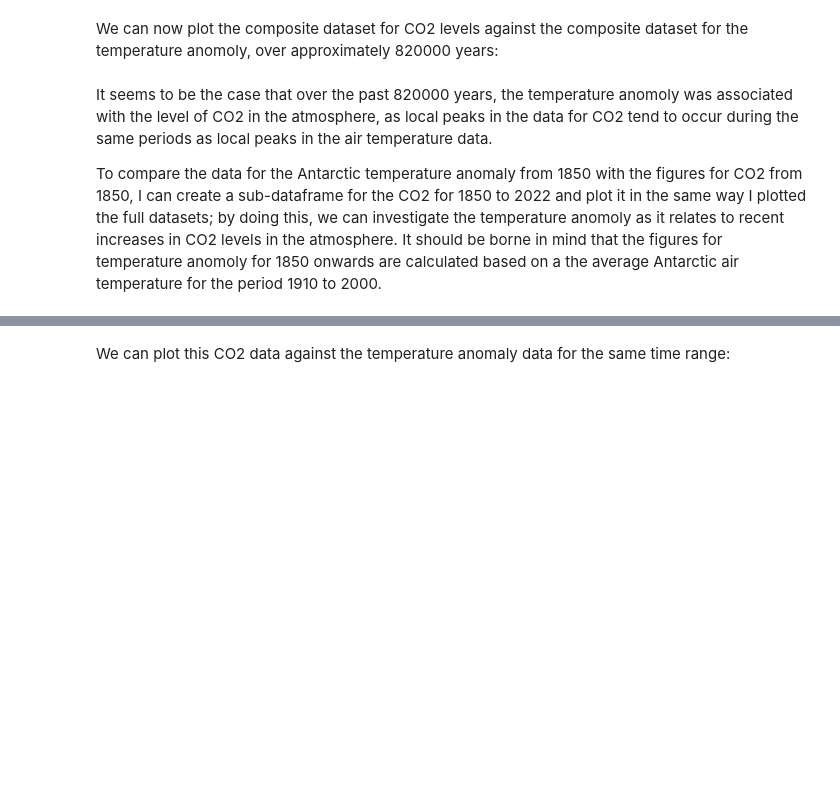
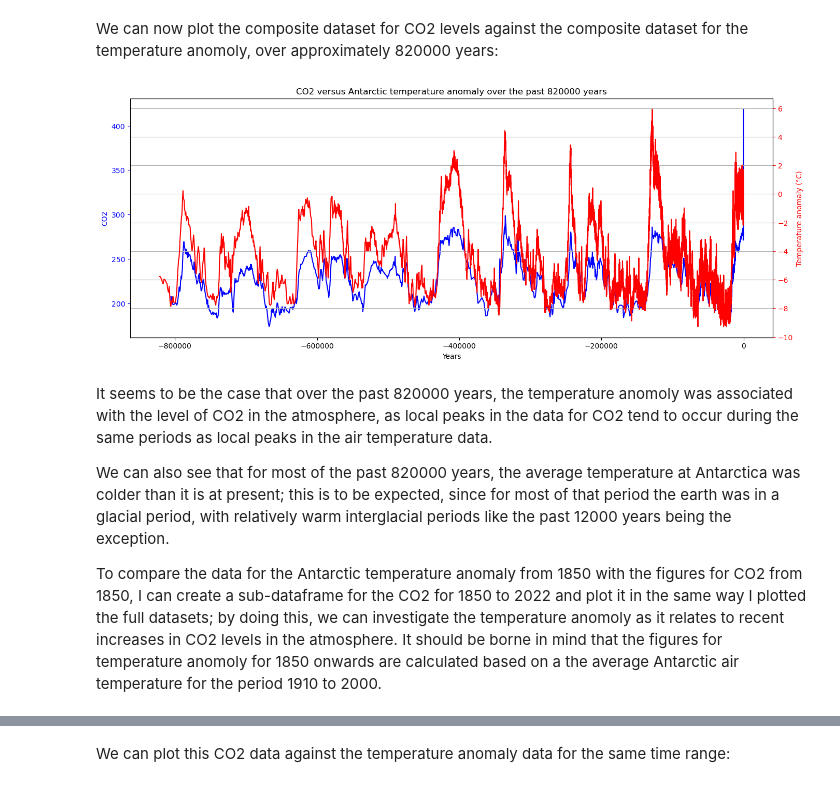
Before and after one commit to jmce22/pfda_project2, a Jupyter notebook: pfda_project2.ipynb, the cells around one changed output, grey strips where cells are left out. Cells and saved outputs as stored; diff of their text form; code cells hidden in the pictures; blank space fills up the shorter version.

```diff
--- a/pfda_project2.ipynb
+++ b/pfda_project2.ipynb
@@ -443,33 +594,37 @@ We can now plot the composite dataset for CO2 levels against the composite datas
 # %%
 # This creates a plot capable of displaying more than one subplot
 # https://python-graph-gallery.com/line-chart-dual-y-axis-with-matplotlib/#:~:text=It%20uses%20ax.,Y%20axis%20on%20this%20twin.
 # Below is an alteration of some code I used in Project 1 for the Programming for Data Analysis module of my HDip in
 # Data Analytics https://github.com/jmce22/pfda_project1
-# In that project I created a graph with two y-axes but with the y-axes data measured against the same x-axis
+# In that project I created a graph with two y-axes but with each y-axis' data measured against the same x-axis
 
 fig, ax1 = plt.subplots(figsize=(16, 6))
 
 # This creates a second y-axis which shares the same x-axis as the first y-axis
 ax2 = ax1.twinx()
 
 # Plot for CO2 on the primary y-axis
 ax1.plot(df_co2['Years'], df_co2['CO2'], color='blue', label='CO2')
 ax1.set_xlabel('Years')
 ax1.set_ylabel('CO2', color='blue')
 ax1.tick_params(axis='y', colors='blue')
 
 # Plot for temperature on secondary y-axis
-ax2.plot(df_temp_anomaly['Years'], df_temp_anomaly['anomaly'], color='red', label='Temperature')
-ax2.set_ylabel('Temperature (°C)', color='red')
+ax2.plot(df_temp_anomaly['Years'], df_temp_anomaly['anomaly'], color='red', label='Temperature anomaly')
+ax2.set_ylabel('Temperature anomaly (°C)', color='red')
 ax2.tick_params(axis='y', colors='red')
 
-plt.title('CO2 versus temperature over the past 820000 years')
+plt.title('CO2 versus Antarctic temperature anomaly over the past 820000 years')
 plt.grid(True)    # This plots a grid which makes it easier to compare both sets of data
-plt.savefig('CO2_vs_temp')
+plt.savefig('CO2_vs_temp_anomaly')
 plt.show()
+# %% [output]
+[figure, added]
 # %% [markdown]
 It seems to be the case that over the past 820000 years, the temperature anomoly was associated with the level of CO2 in the atmosphere, as local peaks in the data for CO2 tend to occur during the same periods as local peaks in the air temperature data.
 
+We can also see that for most of the past 820000 years, the average temperature at Antarctica was colder than it is at present; this is to be expected, since for most of that period the earth was in a glacial period, with relatively warm interglacial periods like the past 12000 years being the exception.
+
 To compare the data for the Antarctic temperature anomaly from 1850 with the figures for CO2 from 1850, I can create a sub-dataframe for the CO2 for 1850 to 2022 and plot it in the same way I plotted the full datasets; by doing this, we can investigate the temperature anomoly as it relates to recent increases in CO2 levels in the atmosphere. It should be borne in mind that the figures for temperature anomoly for 1850 onwards are calculated based on a the average Antarctic air temperature for the period 1910 to 2000.
 # %%
 df_co2_post_1850 = df_co2.loc[df_co2['Years'] > -174]
```
Also changed, not shown: parts of 24 cells of this notebook, 3 other files.
